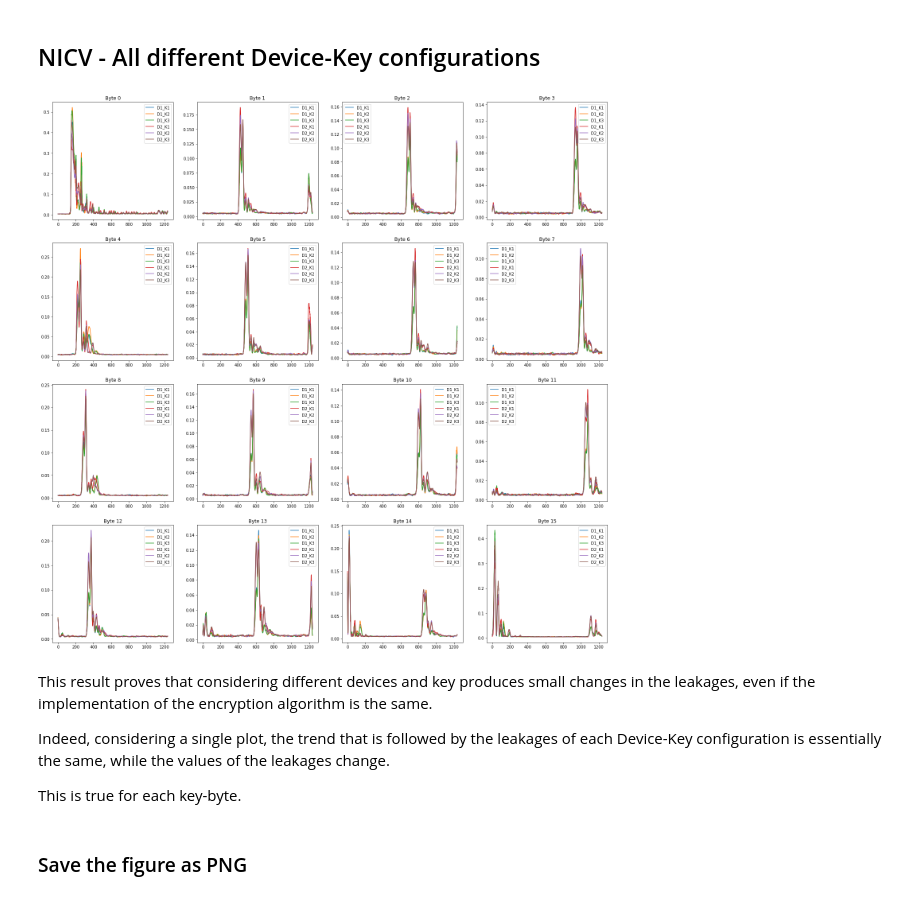
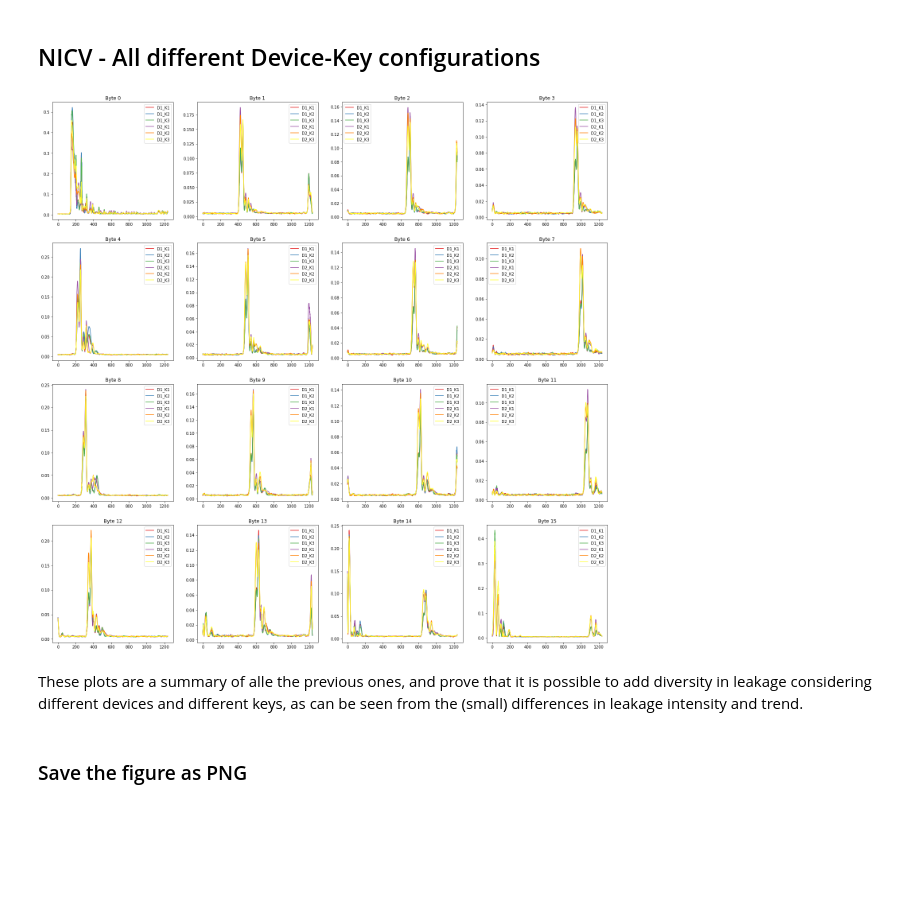
Before and after one commit to luca-castellazzi/EfficientTraining_DLSCA, a Jupyter notebook: notebooks/nicv.ipynb, the cells around one changed output. Cells and saved outputs as stored; diff of their text form; code cells hidden in the pictures; blank space fills up the shorter version.

Commit message:
changed NICV plot colors and added plot descriptions/conclusions to nicv.ipynb

```diff
--- a/notebooks/nicv.ipynb
+++ b/notebooks/nicv.ipynb
@@ -43,7 +47,7 @@ nicv_all_config = [f'{d}_{k}' for d in constants.DEVICES for k in constants.KEYS
 # %% [markdown]
 ### Define a Plot Fuction
 # %%
-def plot_nicv_all_bytes(trace_handlers):
+def plot_nicv_all_bytes(trace_handlers, cmap):
 
     """
     Compute and plot NICV values for each byte.
@@ -51,11 +55,15 @@ def plot_nicv_all_bytes(trace_handlers):
     Parameters:
         - trace_handlers (TraceHandler dict):
             set of TraceHandlers containing the data to use to
-            compute the NICV
+            compute the NICV.
+        - cmap (matplotlib.colors.ListedColormap):
+            color palette to use in the plots.
 
     Returns:
         Figure object containing all plots.
     """
+
+    colors = cmap(range(len(trace_handlers)))
 
     f, ax = plt.subplots(4, 4, figsize=(25,25))
     row = 0
@@ -63,6 +71,8 @@ def plot_nicv_all_bytes(trace_handlers):
     for b in tqdm(range(16)):
 
         col = b % 4
+
+        ax[row, col].set_prop_cycle('color', colors)
 
         for key, trace_handler in trace_handlers.items():
 
@@ -86,5 +96,5 @@ def plot_nicv_all_bytes(trace_handlers):
 # %%
 exp_trace_handlers = {config: trace_handlers[config] for config in nicv_same_config}
 
-figure = plot_nicv_all_bytes(exp_trace_handlers)
+figure = plot_nicv_all_bytes(exp_trace_handlers, same_config_cmap)
 # %% [output]
@@ -104,6 +114,6 @@ figures = {}
 
 for d, config in nicv_same_device.items():
     exp_trace_handlers = {c: trace_handlers[c] for c in config}
-    figure = plot_nicv_all_bytes(exp_trace_handlers)
+    figure = plot_nicv_all_bytes(exp_trace_handlers, same_device_cmap)
     figures[d] = figure
 # %% [output]
@@ -119,7 +135,7 @@ figures = {}
 
 for k, config in nicv_same_key.items():
     exp_trace_handlers = {c: trace_handlers[c] for c in config}
-    figure = plot_nicv_all_bytes(exp_trace_handlers)
+    figure = plot_nicv_all_bytes(exp_trace_handlers, same_key_cmap)
     figures[k] = figure
 # %% [output]
 [figure]
@@ -133,15 +157,11 @@ for k, figure in figures.items():
 # %%
 exp_trace_handlers = {config: trace_handlers[config] for config in nicv_all_config}
 
-figure = plot_nicv_all_bytes(exp_trace_handlers)
+figure = plot_nicv_all_bytes(exp_trace_handlers, all_config_cmap)
 # %% [output]
-[figure, old version]
+[figure, new version]
 # %% [markdown]
-This result proves that considering different devices and key produces small changes in the leakages, even if the implementation of the encryption algorithm is the same.
-
-Indeed, considering a single plot, the trend that is followed by the leakages of each Device-Key configuration is essentially the same, while the values of the leakages change.
-
-This is true for each key-byte.
+These plots are a summary of alle the previous ones, and prove that it is possible to add diversity in leakage considering different devices and different keys, as can be seen from the (small) differences in leakage intensity and trend.
 # %% [markdown]
 ### Save the figure as PNG
 # %%
```
Also changed, not shown: parts of 6 cells of this notebook, 4 other files.
